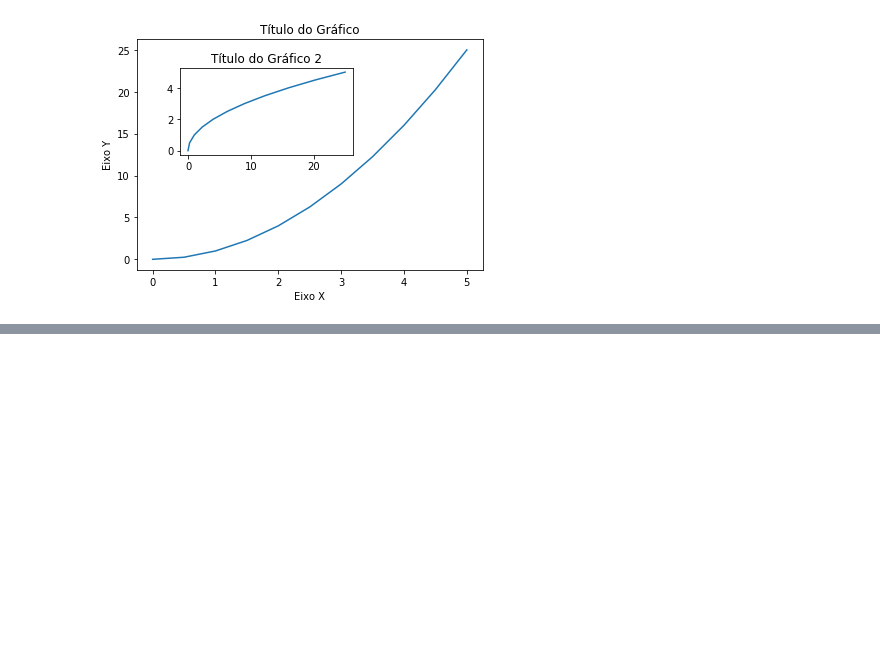
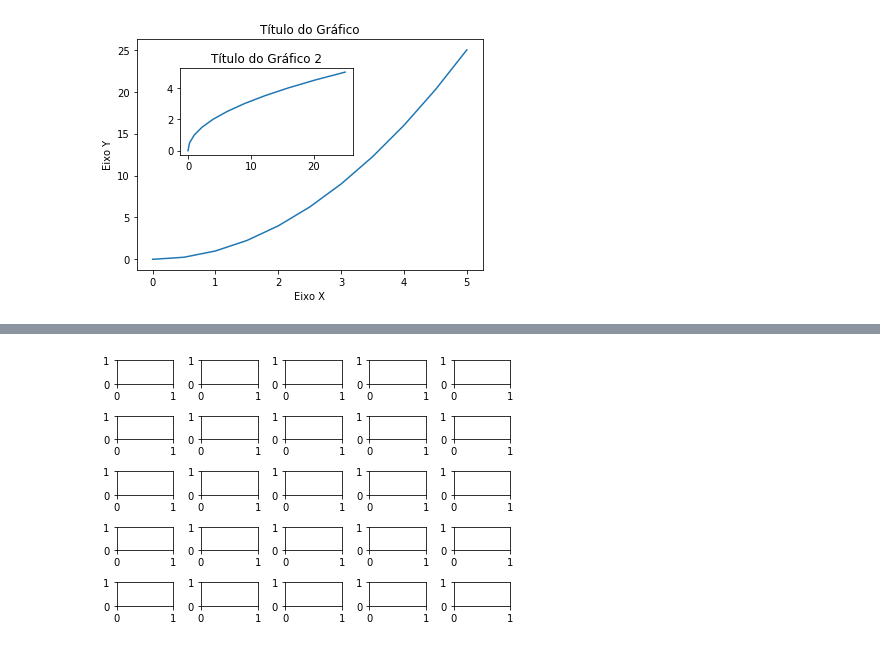
Before and after one commit to paulojuniore/DataScienceStudies, a Jupyter notebook: 3 - Visualização de Dados/Matplotlib/1 - Notação funcional e orientada a objetos.ipynb, the cells around one changed output, grey strips where cells are left out. Drawn from its saved outputs; the diff is of its cells as text; code cells hidden in the pictures; blank space fills up the shorter version.

```diff
--- a/3 - Visualização de Dados/Matplotlib/1 - Notação funcional e orientada a objetos.ipynb
+++ b/3 - Visualização de Dados/Matplotlib/1 - Notação funcional e orientada a objetos.ipynb
@@ -52,0 +75,5 @@ Text(0.5, 1.0, 'Título do Gráfico 2')
+# %%
+fig, ax = plt.subplots(nrows=5, ncols=5)
+plt.tight_layout()
+# %% [output]
+[figure, added]
```
Also changed, not shown: parts of 6 cells of this notebook, 1 other file.
